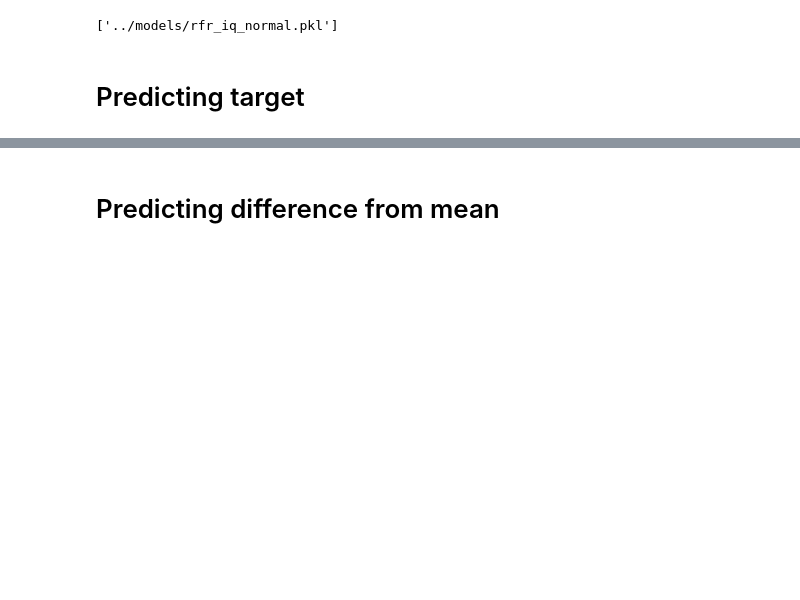
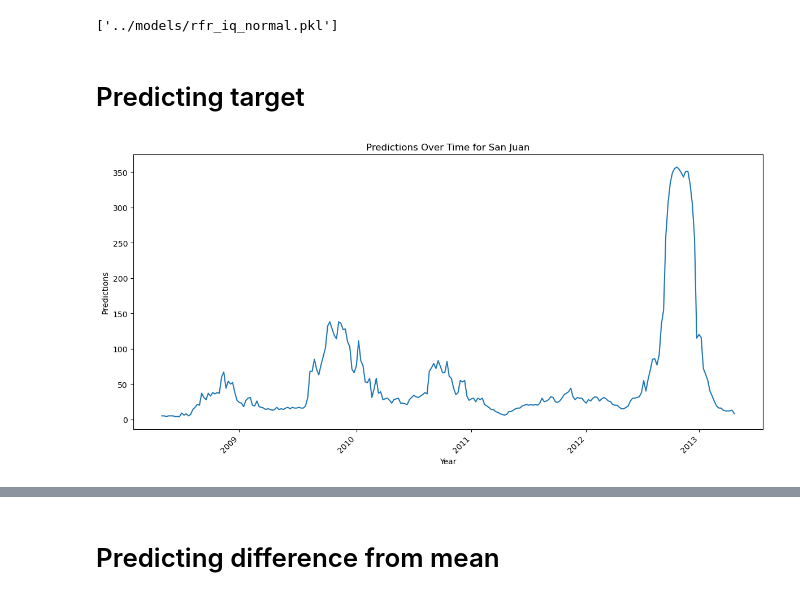
Before and after one commit to GasparSekula/PredictingDiseaseSpread, a Jupyter notebook: notebooks/MODEL_new_approach.ipynb, the cells around one changed output, grey strips where cells are left out. Saved outputs shown, nothing was run; the diff lists cells and outputs as text; code cells hidden in the pictures; blank space fills up the shorter version.

```diff
--- a/notebooks/MODEL_new_approach.ipynb
+++ b/notebooks/MODEL_new_approach.ipynb
@@ -113,3 +146,7 @@ iq_test_predictions = np.maximum(predict_on_test_normal(iq_features_test_transfo
 # %%
 sj_test_predictions_series = pd.Series(sj_test_predictions, index=sj_features_test.index)
 iq_test_predictions_series = pd.Series(iq_test_predictions, index=iq_features_test.index)
+# %%
+visualize_predictions(sj_test_predictions_series, "sj")
+# %% [output]
+[figure, added]
```
Also changed, not shown: parts of 13 cells of this notebook, 8 other files.
